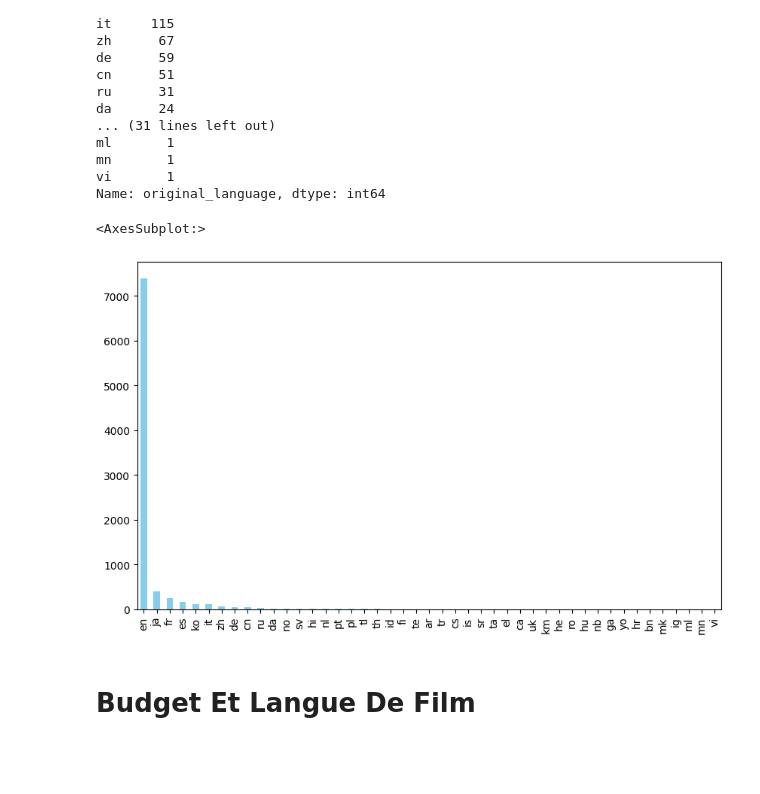
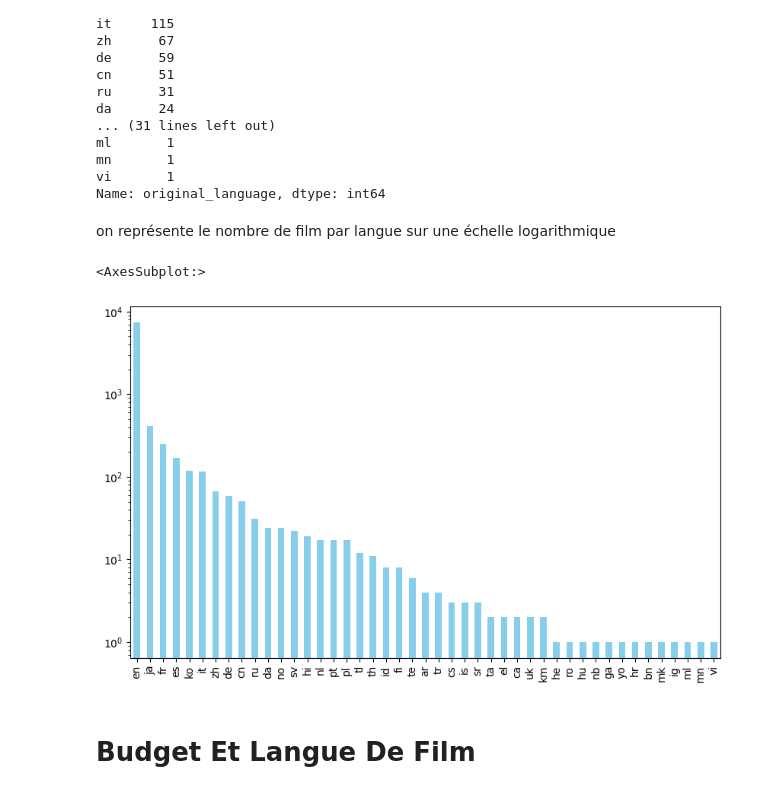
Before and after one commit to yassprogramme/Python_ENSAE_2A_app, a Jupyter notebook: Notebook.ipynb, the cells around one changed output. Drawn from its saved outputs; the diff is of its cells as text; code cells hidden in the pictures; blank space fills up the shorter version.

Commit message:
add logarithmique scale

```diff
--- a/Notebook.ipynb
+++ b/Notebook.ipynb
@@ -417,12 +417,14 @@ ml       1
 mn       1
 vi       1
 Name: original_language, dtype: int64
+# %% [markdown]
+on représente le nombre de film par langue sur une échelle logarithmique
 # %%
 plt.figure(figsize=(10, 6))
-langues_counts.plot(kind='bar', color='skyblue')
+langues_counts.plot(kind='bar', color='skyblue',logy=True)
 # %% [output]
 <AxesSubplot:>
-[figure, old version]
+[figure, new version]
 # %% [markdown]
 # Budget Et Langue De Film
 # %%
```
